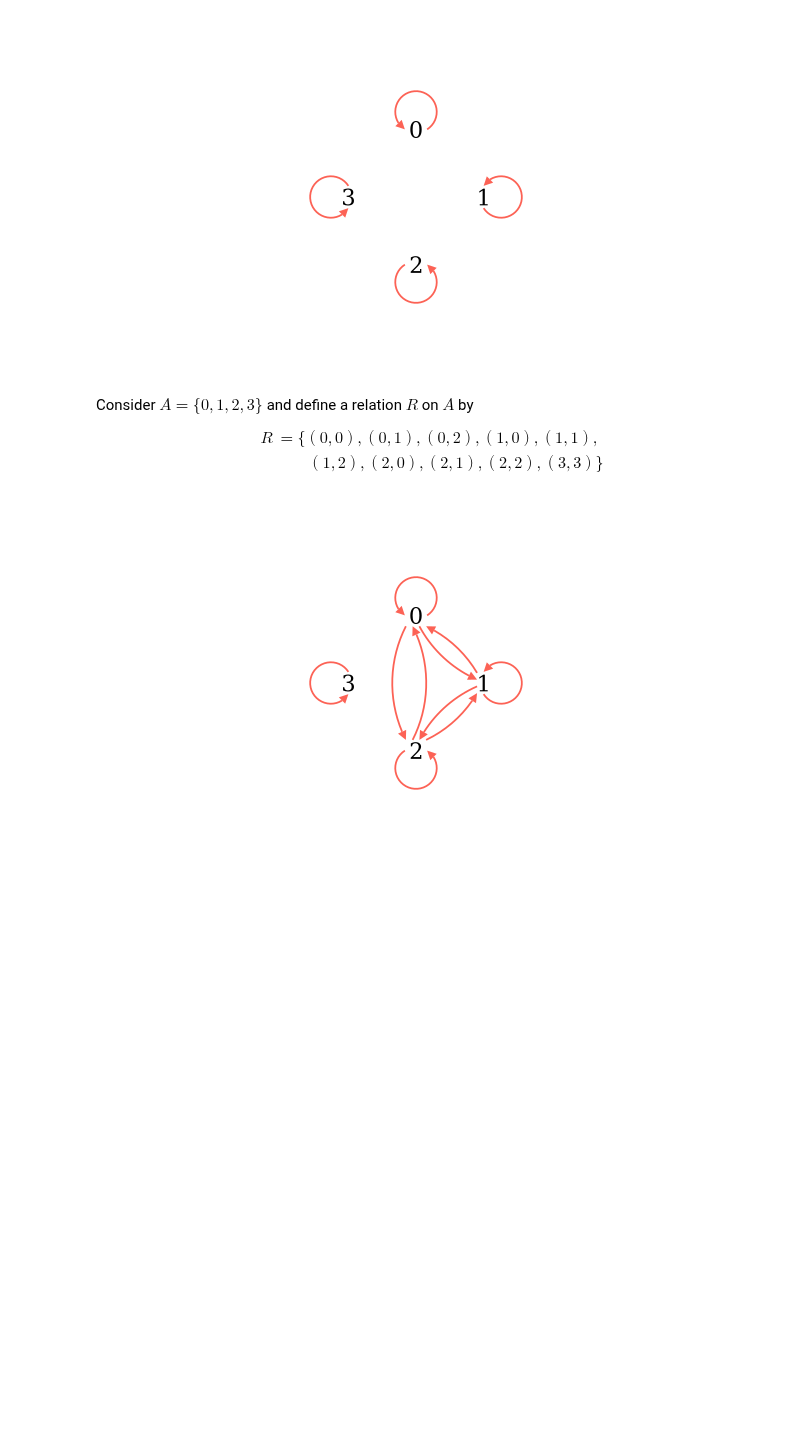
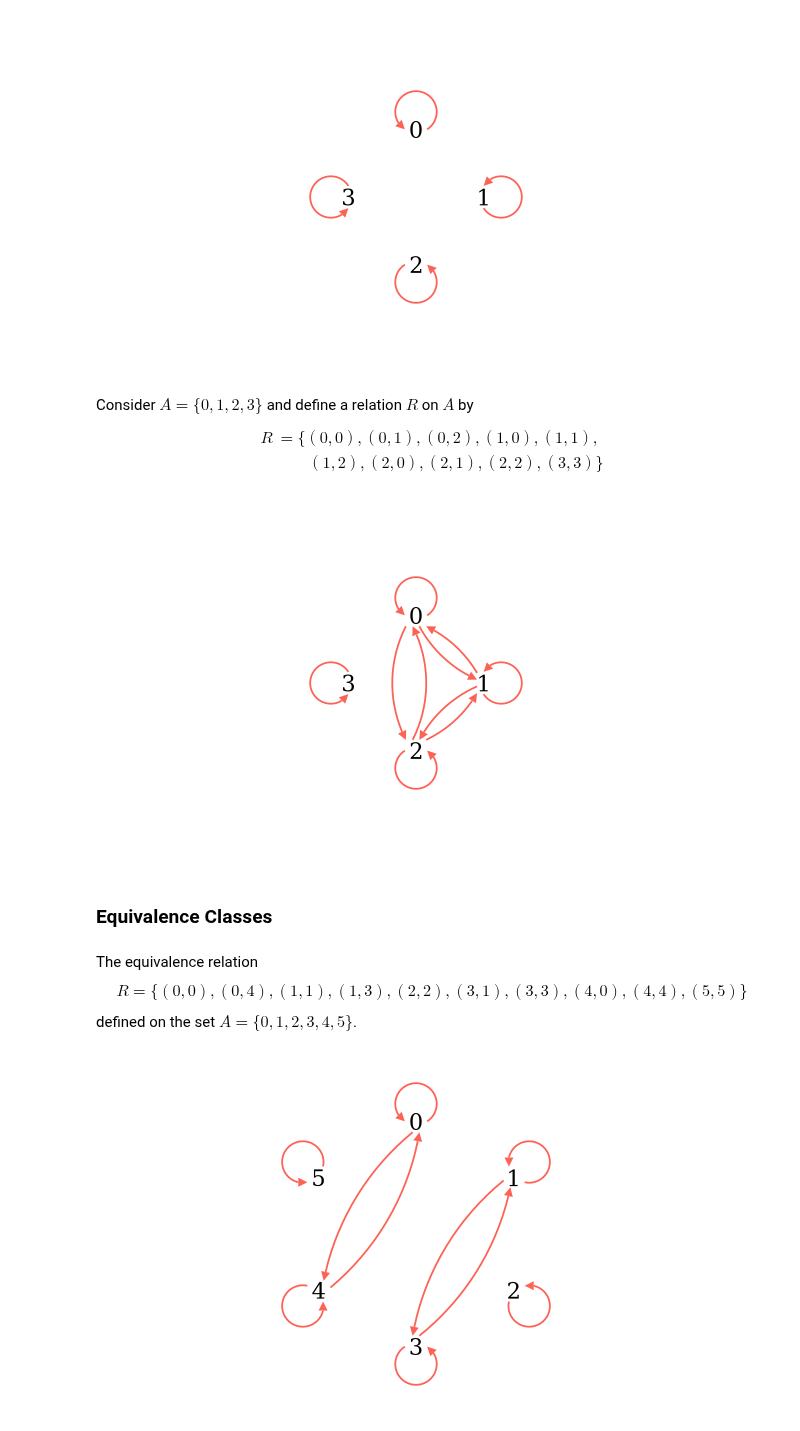
Before and after one commit to PhotonicGluon/NZQRC-Book, a Jupyter notebook: code/image_generation/notebooks/part-2/relations-2.ipynb, the cells around one changed output. Cells and saved outputs as stored; diff of their text form; code cells hidden in the pictures; blank space fills up the shorter version.

Commit message:
Add equivalence classes to section 11.1 (Equivalence Relations)

```diff
--- a/code/image_generation/notebooks/part-2/relations-2.ipynb
+++ b/code/image_generation/notebooks/part-2/relations-2.ipynb
@@ -318,3 +318,82 @@ class RelationDiagram(Scene):
         self.add(group)
 # %% [output]
 [figure]
+# %% [markdown]
+### Equivalence Classes
+# %% [markdown]
+The equivalence relation
+$$
+    R = \{(0,0), (0,4), (1,1), (1,3), (2,2), (3,1), (3,3), (4,0), (4,4), (5,5)\}
+$$
+defined on the set $A = \{0,1,2,3,4,5\}$.
+# %%
+%%generate_image equiv-class RelationDiagram --temp-dir temp
+
+FONT_SIZE = 36
+
+RADIUS = 2.5  # Radius of hexagon
+
+ELEMENT_POS_SHIFT = 0.05
+ARROW_STROKE_WIDTH = 4
+ARROW_START_SHIFT = 0.15
+ARROW_TIP_SIZE = 0.2
+
+
+class RelationDiagram(Scene):
+    def construct(self):
+        # Create elements
+        elements = ["0", "1", "2", "3", "4", "5"]
+        elements = [Text(elem, font_size=FONT_SIZE, color=BLACK) for elem in elements]
+        arrange_circular(*elements, clockwise=True, radius=RADIUS)
+
+        # Determine element positions
+        element_reference_position = {
+            0: elements[0].get_bottom() + ELEMENT_POS_SHIFT*DOWN,
+            1: elements[1].get_corner(DOWN+LEFT) + ELEMENT_POS_SHIFT*(UP+LEFT),
+            2: elements[2].get_corner(UP+LEFT) + ELEMENT_POS_SHIFT*(DOWN+RIGHT),
+            3: elements[3].get_top() + ELEMENT_POS_SHIFT*UP,
+            4: elements[4].get_corner(UP+RIGHT) + ELEMENT_POS_SHIFT*(DOWN+RIGHT),
+            5: elements[5].get_corner(DOWN+RIGHT) + ELEMENT_POS_SHIFT*(UP+LEFT)
+        }
+
+        # Add elements to a group
+        elements = VGroup(*elements)
+
+        # Create arrows
+        reflexive_arrows = [
+            Arc(arc_center=elements[0].get_center() + 0.25*UP, start_angle=-np.pi/4, angle=3*np.pi/2, radius=0.35),
+            Arc(arc_center=elements[1].get_center() + 0.25*(UP+RIGHT), start_angle=-np.pi/2, angle=3*np.pi/2, radius=0.35),
+            Arc(arc_center=elements[2].get_center() + 0.25*(DOWN+RIGHT), start_angle=-np.pi, angle=3*np.pi/2, radius=0.35),
+            Arc(arc_center=elements[3].get_center() + 0.25*DOWN, start_angle=3*np.pi/4, angle=3*np.pi/2, radius=0.35),
+            Arc(arc_center=elements[4].get_center() + 0.25*(DOWN+LEFT), start_angle=np.pi/2, angle=3*np.pi/2, radius=0.35),
+            Arc(arc_center=elements[5].get_center() + 0.25*(UP+LEFT), start_angle=0, angle=3*np.pi/2, radius=0.35),
+        ]
+
+        inter_element_relations = {
+            (0, 4): ((0.5*ARROW_START_SHIFT)*LEFT, (0.5*ARROW_START_SHIFT)*(UP+LEFT)),
+            (1, 3): ((0.5*ARROW_START_SHIFT)*(UP+LEFT), (0.5*ARROW_START_SHIFT)*LEFT),
+            (3, 1): ((0.5*ARROW_START_SHIFT)*RIGHT, (0.5*ARROW_START_SHIFT)*(DOWN+RIGHT)),
+            (4, 0): ((0.5*ARROW_START_SHIFT)*(DOWN+RIGHT), (0.5*ARROW_START_SHIFT)*RIGHT),
+        }
+        inter_element_arrows = [
+            ArcBetweenPoints(
+                element_reference_position[i] + adj_i,
+                element_reference_position[j] + adj_j,
+                radius = 6
+            )
+            for (i, j), (adj_i, adj_j) in inter_element_relations.items()
+        ]
+        arrows = [*reflexive_arrows, *inter_element_arrows]
+
+        for arrow in arrows:
+            arrow.set_color(RED)
+            arrow.add_tip(tip_length=ARROW_TIP_SIZE, tip_width=ARROW_TIP_SIZE)
+
+        arrows = VGroup(*arrows)
+
+        # Add all elements to the scene
+        group = Group(elements, arrows)
+        group.center()
+        self.add(group)
+# %% [output]
+[figure, added]
```
Also changed, not shown: parts of 1 cell of this notebook, 5 other files.
